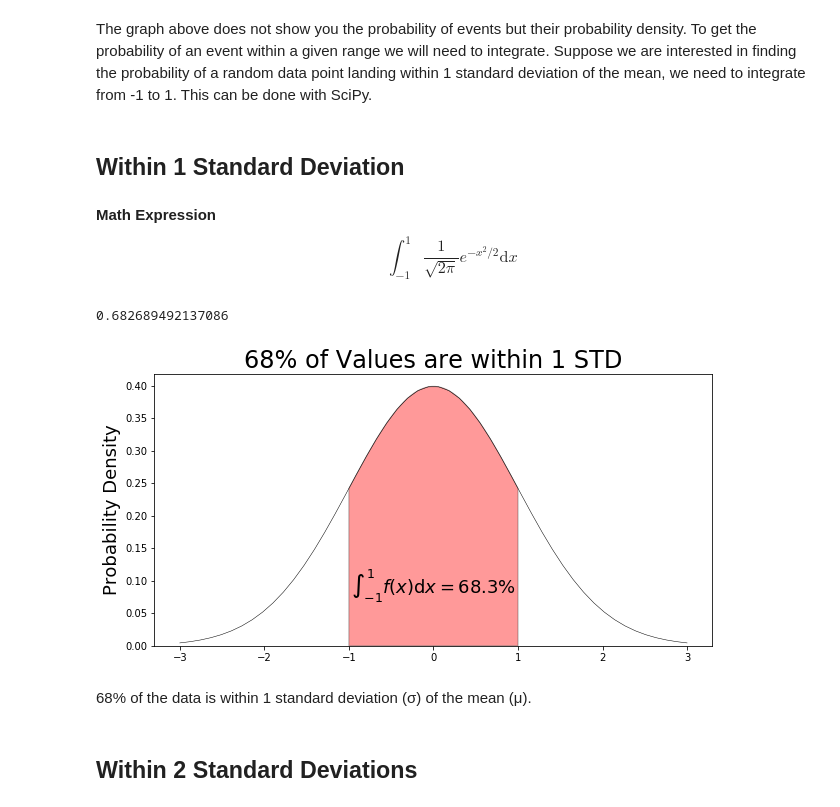
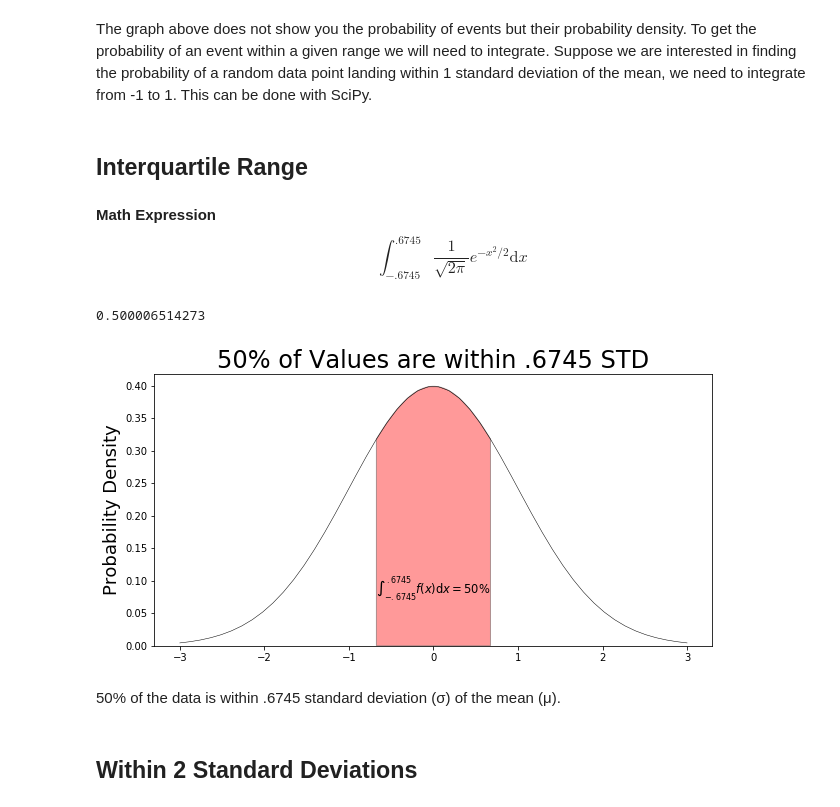
Before and after one commit to mGalarnyk/Python_Tutorials, a Jupyter notebook: Statistics/box_plot.ipynb, the cells around one changed output. Saved outputs shown, nothing was run; the diff lists cells and outputs as text; code cells hidden in the pictures.

Commit message:
Updated boxplot tutorial code for interquartile range

```diff
--- a/Statistics/box_plot.ipynb
+++ b/Statistics/box_plot.ipynb
@@ -394,49 +394,49 @@ ax.set_ylabel('Probability Density', size = 20);
 [figure]
 # %% [markdown]
 The graph above does not show you the probability of events but their probability density. To get the probability of an event within a given range we will need to integrate. Suppose we are interested in finding the probability of a random data point landing within 1 standard deviation of the mean, we need to integrate from -1 to 1. This can be done with SciPy.
-# %% [markdown]
-## Within 1 Standard Deviation
+# %% [markdown]
+## Interquartile Range
 # %% [markdown]
-<b>Math Expression</b> $$\int_{-1}^{1}\frac{1}{\sqrt{2\pi}}e^{-x^{2}/2}\mathrm{d}x$$
+<b>Math Expression</b> $$\int_{-.6745}^{.6745}\frac{1}{\sqrt{2\pi}}e^{-x^{2}/2}\mathrm{d}x$$
 # %%
 # Make a PDF for the normal distribution a function
 def normalProbabilityDensity(x):
     constant = 1.0 / np.sqrt(2*np.pi)
     return(constant * np.exp((-x**2) / 2.0) )
 
-# Integrate PDF from -1 to 1
-result_n1_1, _ = quad(normalProbabilityDensity, -1, 1, limit = 1000)
-print(result_n1_1)
+# Integrate PDF from -.6745 to .6745
+result_50p, _ = quad(normalProbabilityDensity, -.6745, .6745, limit = 1000)
+print(result_50p)
 # %% [output]
-0.682689492137086
+0.500006514273
 # %%
-a, b = -1, 1 # integral limits
+a, b = -.6745, .6745 # integral limits
 
 x = np.linspace(-3, 3)
 y = normalProbabilityDensity(x)
 
 fig, ax = plt.subplots(figsize=(10, 5))
 ax.plot(x, y, 'k', linewidth=.5)
 ax.set_ylim(ymin=0)
 
 # Make the shaded region
 ix = np.linspace(a, b)
 iy = normalProbabilityDensity(ix)
 verts = [(a, 0)] + list(zip(ix, iy)) + [(b, 0)]
 poly = Polygon(verts, facecolor='red', edgecolor='0.2', alpha = .4)
 ax.add_patch(poly);
 
-ax.text(0, .08, r"$\int_{-1}^{1} f(x)\mathrm{d}x = $" + "{0:.1f}%".format(result_n1_1*100),
-         horizontalalignment='center', fontsize=18);
+ax.text(0, .08, r"$\int_{-.6745}^{.6745}f(x)\mathrm{d}x=$" + "{0:.0f}%".format(result_50p*100),
+         horizontalalignment='center', fontsize=11.5);
 
-ax.set_title(r'68% of Values are within 1 STD', fontsize = 24);
+ax.set_title(r'50% of Values are within .6745 STD', fontsize = 24);
 ax.set_ylabel(r'Probability Density', fontsize = 18);
 
-fig.savefig('images/68_1_std.png', dpi = 1200)
+fig.savefig('images/interquartileRange.png', dpi = 1200)
 # %% [output]
-[figure, old version]
+[figure, new version]
 # %% [markdown]
-68% of the data is within 1 standard deviation (σ) of the mean (μ).
+50% of the data is within .6745 standard deviation (σ) of the mean (μ).
 # %% [markdown]
 ## Within 2 Standard Deviations
 # %% [markdown]
```
Also changed, not shown: 4 other files.
